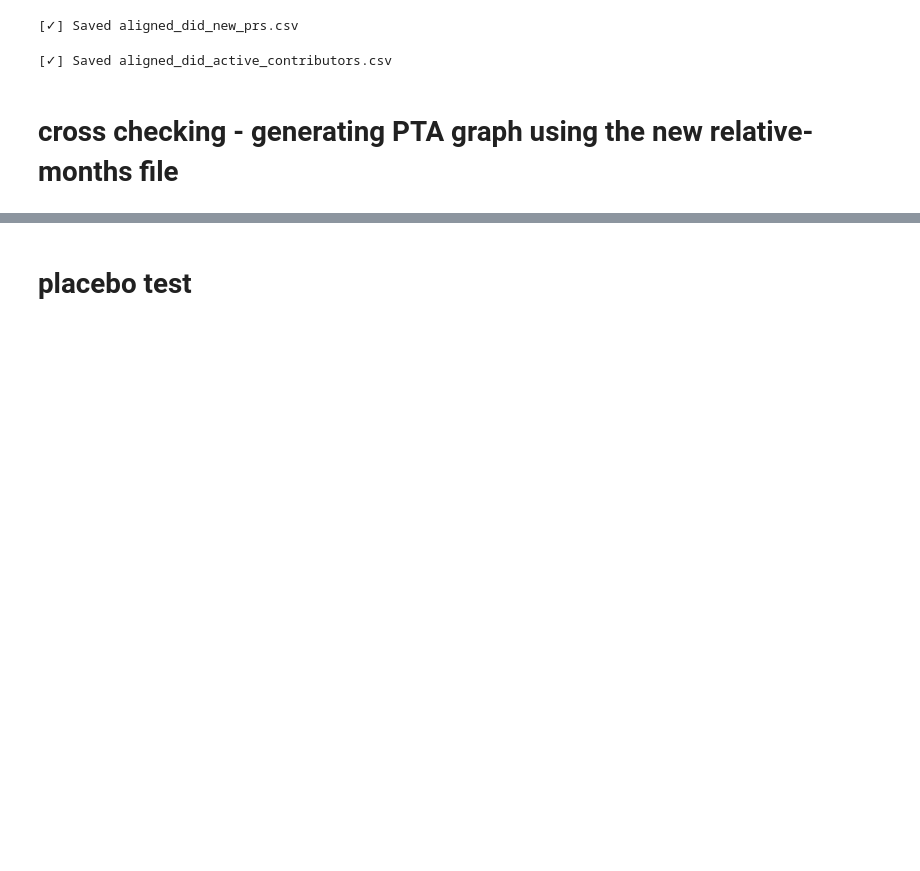
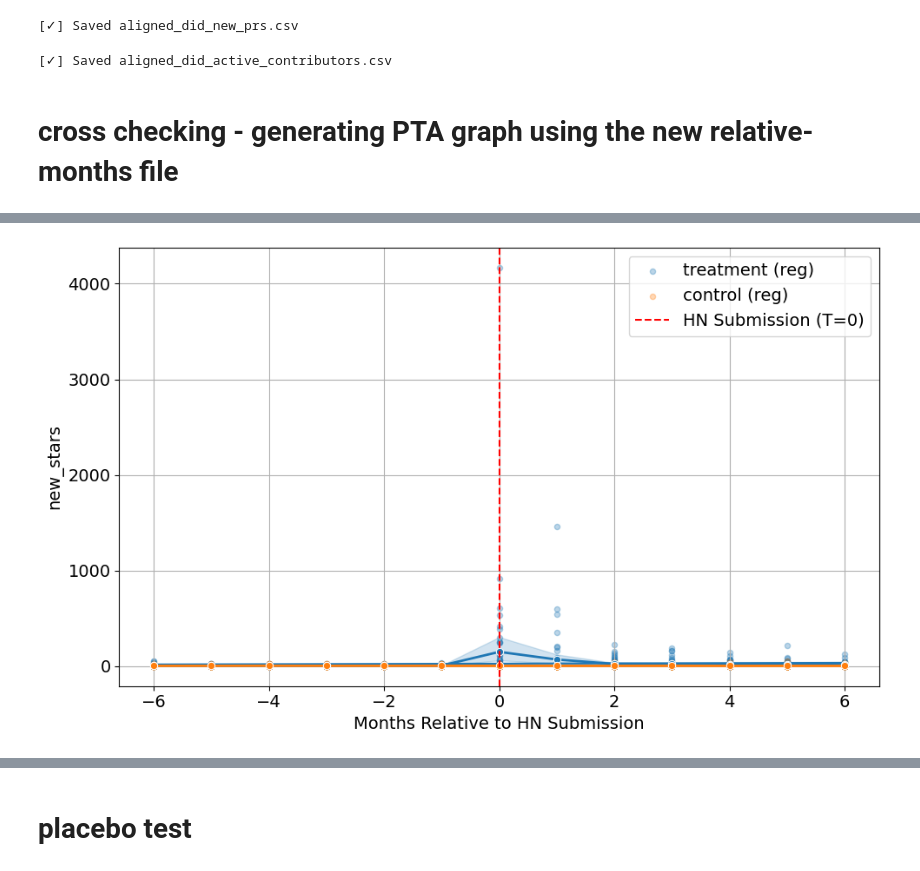
Before and after one commit to MUICT-SERU/SP2024-GPT, a Jupyter notebook: src/rq3/3c-causal-analysis/match-parallel-trend-assumption.ipynb, the cells around one changed output, grey strips where cells are left out. Drawn from its saved outputs; the diff is of its cells as text; code cells hidden in the pictures; blank space fills up the shorter version.

```diff
--- a/src/rq3/3c-causal-analysis/match-parallel-trend-assumption.ipynb
+++ b/src/rq3/3c-causal-analysis/match-parallel-trend-assumption.ipynb
@@ -533,0 +538,86 @@ The `ci` parameter is deprecated. Use `errorbar=('ci', 95)` for the same effect.
+# %%
+import pandas as pd
+import matplotlib.pyplot as plt
+import seaborn as sns
+import os
+
+# Set up
+# aligned_dir = "aligned_did_outputs"
+# metrics = ['stars', 'forks', 'commits', 'prs', 've_contributors']
+# metric_column_map = {
+#     "stars": "cumulative_stars",
+#     "forks": "cumulative_forks",
+#     "commits": "cumulative_commits",
+#     "prs": "cumulative_prs",
+#     "ve_contributors": "cumulative_ve_contributors"
+# }
+
+aligned_dir = "aligned_did_outputs_new"
+metrics = ['new_stars', 'new_forks', 'new_commits', 'new_prs', 'active_contributors']
+metric_column_map = {
+    "new_stars": "new_stars",
+    "new_forks": "new_forks",
+    "new_commits": "new_commits",
+    "new_prs": "new_prs",
+    "active_contributors": "active_contributors"
+}
+
+# Plot function
+def plot_aggregate_trend(metric_key):
+    file_path = os.path.join(aligned_dir, f"aligned_did_{metric_key}.csv")
+    if not os.path.exists(file_path):
+        print(f"[!] File not found: {file_path}")
+        return
+
+    df = pd.read_csv(file_path)
+    if df.empty:
+        print(f"[!] Empty data in {file_path}")
+        return
+
+    df["relative_month"] = df["relative_month"].astype(int)
+    metric_col = metric_column_map[metric_key]
+
+    plt.figure(figsize=(10, 6))
+
+    # Scatterplot with regression line, split by group
+    for repo_type in df["repo_type"].unique():
+        subset = df[df["repo_type"] == repo_type]
+        sns.regplot(
+            data=subset,
+            x="relative_month",
+            y=metric_col,
+            scatter=True,
+            lowess=False,
+            label=f"{repo_type} (reg)",
+            scatter_kws={'alpha':0.3, 's':20},
+            line_kws={'linewidth':1.5}
+        )
+
+    # Original lineplot for smoothed group means
+    sns.lineplot(
+        data=df,
+        x="relative_month",
+        y=metric_col,
+        hue="repo_type",
+        ci=95,
+        marker="o",
+        linewidth=2,
+        legend=False  # Already have labels from regplot
+    )
+    # increase font size
+    plt.rcParams.update({'font.size': 14})
+
+    plt.axvline(x=0, color='red', linestyle='dashed', label="HN Submission (T=0)")
+    plt.xlabel("Months Relative to HN Submission")
+    plt.ylabel(metric_col)
+    # plt.title(f"Parallel Trend Check with Scatter & Regression\n(Cumulative {metric_key.title()})")
+    plt.legend()
+    plt.grid(True)
+    plt.tight_layout()
+    plt.savefig(f"plots/parallel_trend_check_with_scatter_{metric_key}.pdf")
+    plt.show()
+
+# Run for each metric
+for metric in metrics:
+    plot_aggregate_trend(metric)
+# %% [output]
@@ -533,0 +627 @@ The `ci` parameter is deprecated. Use `errorbar=('ci', 95)` for the same effect.
+[figure, added]
```
Also changed, not shown: parts of 4 cells of this notebook, 1 other file.
